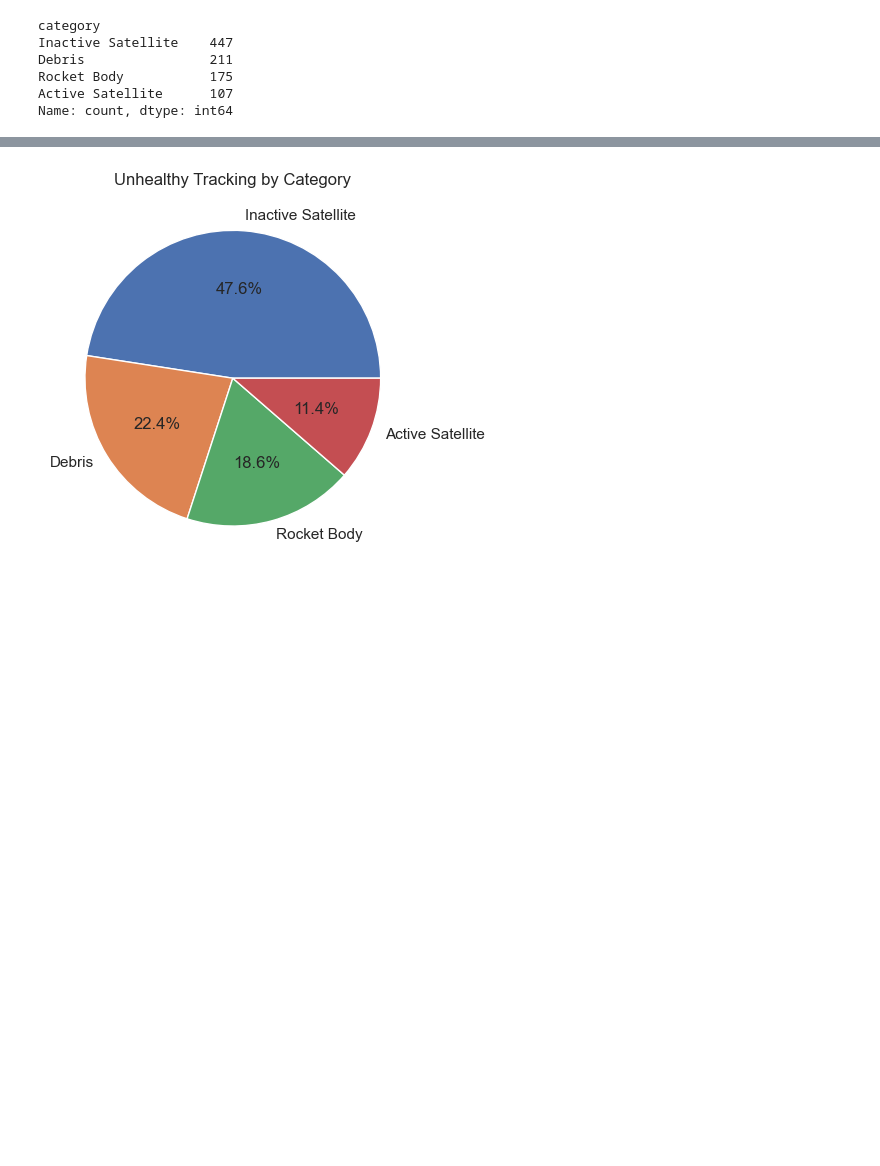
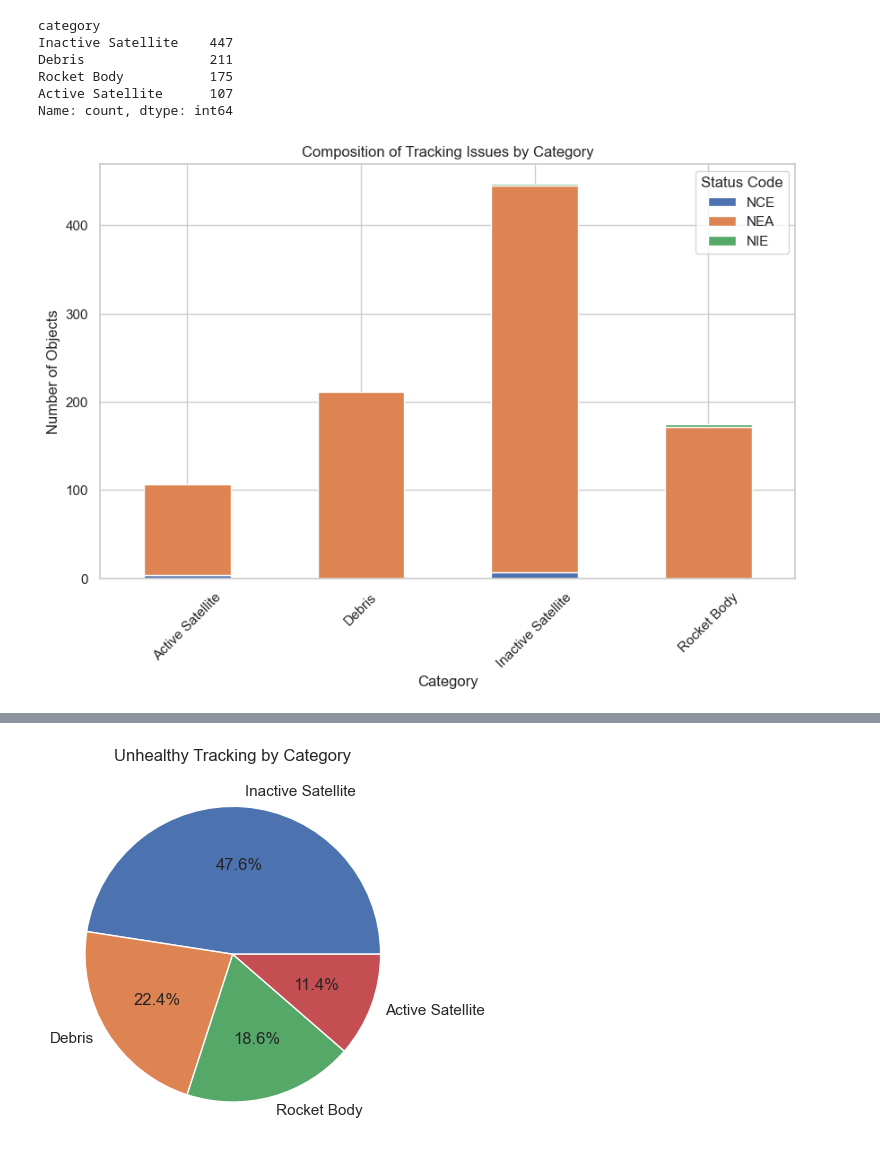
Before and after one commit to sithid/orbital-debris-assessment, a Jupyter notebook: notebooks/eda/satcat_eda.ipynb, the cells around one changed output, grey strips where cells are left out. Saved outputs shown, nothing was run; the diff lists cells and outputs as text; code cells hidden in the pictures; blank space fills up the shorter version.

```diff
--- a/notebooks/eda/satcat_eda.ipynb
+++ b/notebooks/eda/satcat_eda.ipynb
@@ -321,3 +356,20 @@ Debris                211
 Rocket Body           175
 Active Satellite      107
 Name: count, dtype: int64
+# %%
+unhealthy_only = clutter_data.loc[unhealthy_mask]
+
+pd.crosstab(unhealthy_only['category'], unhealthy_only['data_status']).plot(
+    kind='bar',
+    stacked=True,
+    figsize=(10, 6)
+)
+
+plt.title('Composition of Tracking Issues by Category')
+plt.ylabel('Number of Objects')
+plt.xlabel('Category')
+plt.xticks(rotation=45)
+plt.legend(title='Status Code')
+plt.show()
+# %% [output]
+[figure, added]
```
Also changed, not shown: parts of 16 cells of this notebook, 2 other files.
